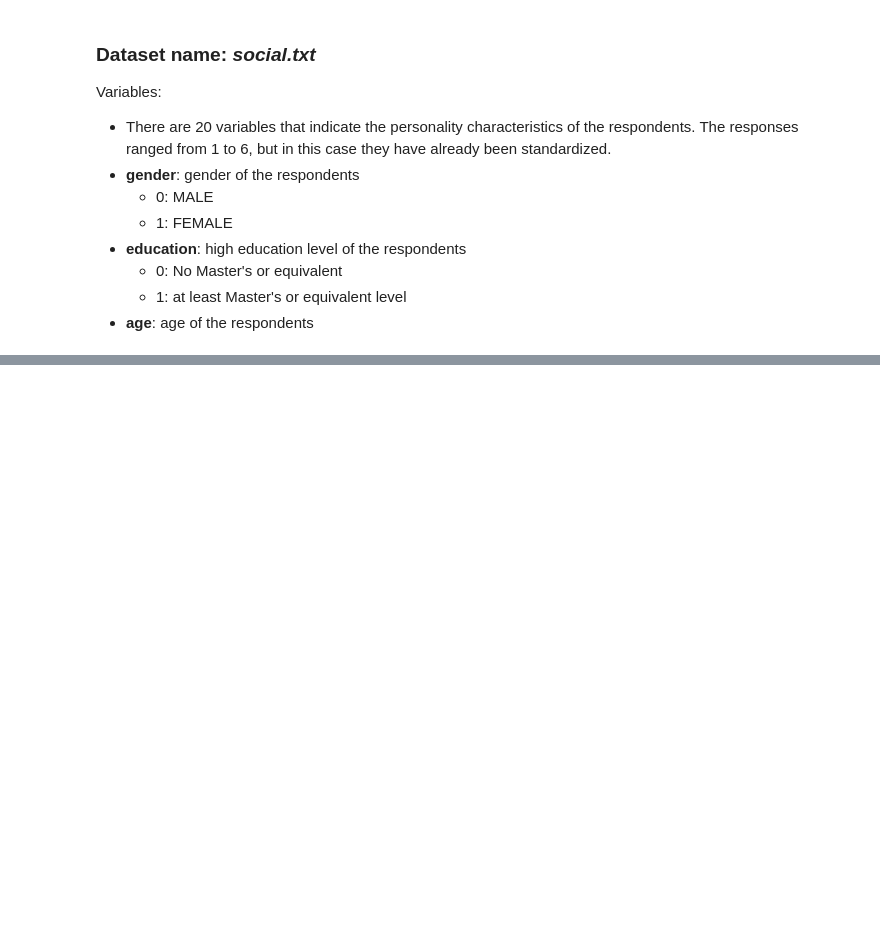
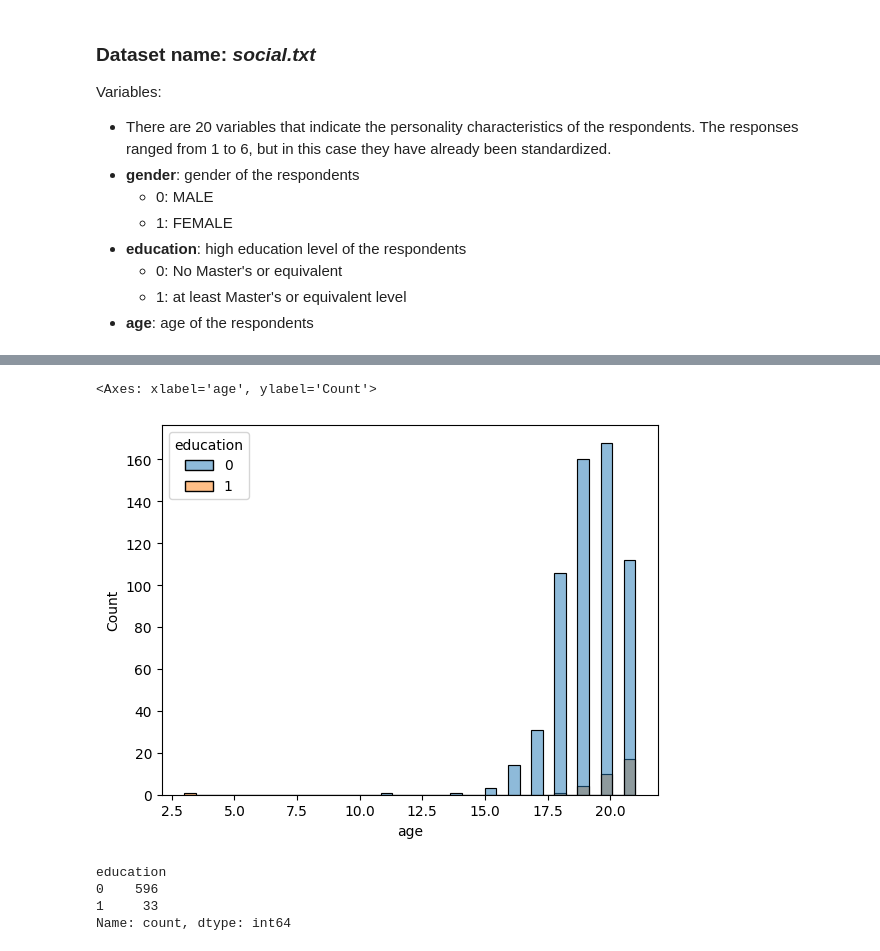
Before and after one commit to danicugni/Data-Science-Assignment---use-case-2, a Jupyter notebook: Data Science Assignment - use case 2.ipynb, the cells around one changed output, grey strips where cells are left out. Cells and saved outputs as stored; diff of their text form; code cells hidden in the pictures; blank space fills up the shorter version.

```diff
--- a/Data Science Assignment - use case 2.ipynb
+++ b/Data Science Assignment - use case 2.ipynb
@@ -26,0 +114,14 @@ Variables:
+# %%
+mask_age_le_21 = df['age'] <= 21
+df_age_le_21 = df[mask_age_le_21]
+sns.histplot(df_age_le_21, x='age', hue='education')
+# %% [output]
+<Axes: xlabel='age', ylabel='Count'>
+[figure, added]
+# %%
+df_age_le_21['education'].value_counts()
+# %% [output]
+education
+0    596
+1     33
+Name: count, dtype: int64
```
Also changed, not shown: parts of 40 cells of this notebook, 2 other files.
